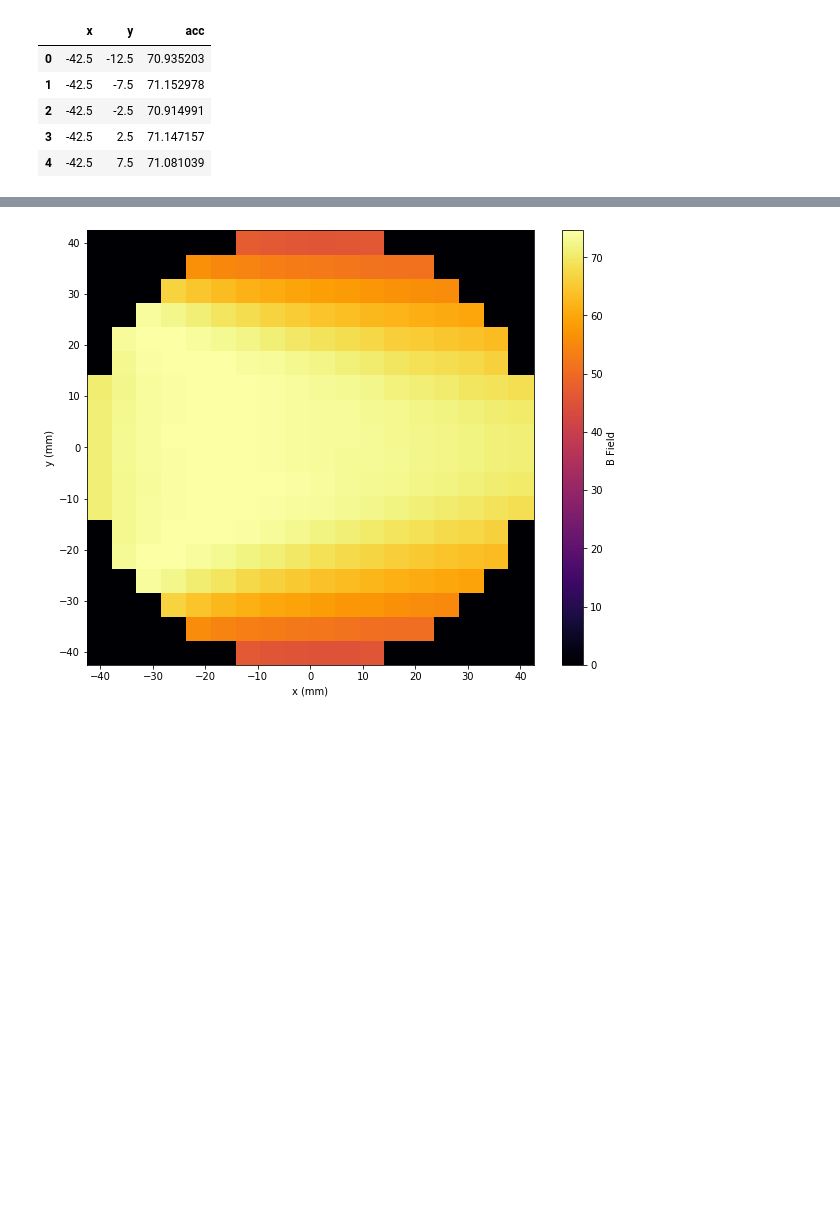
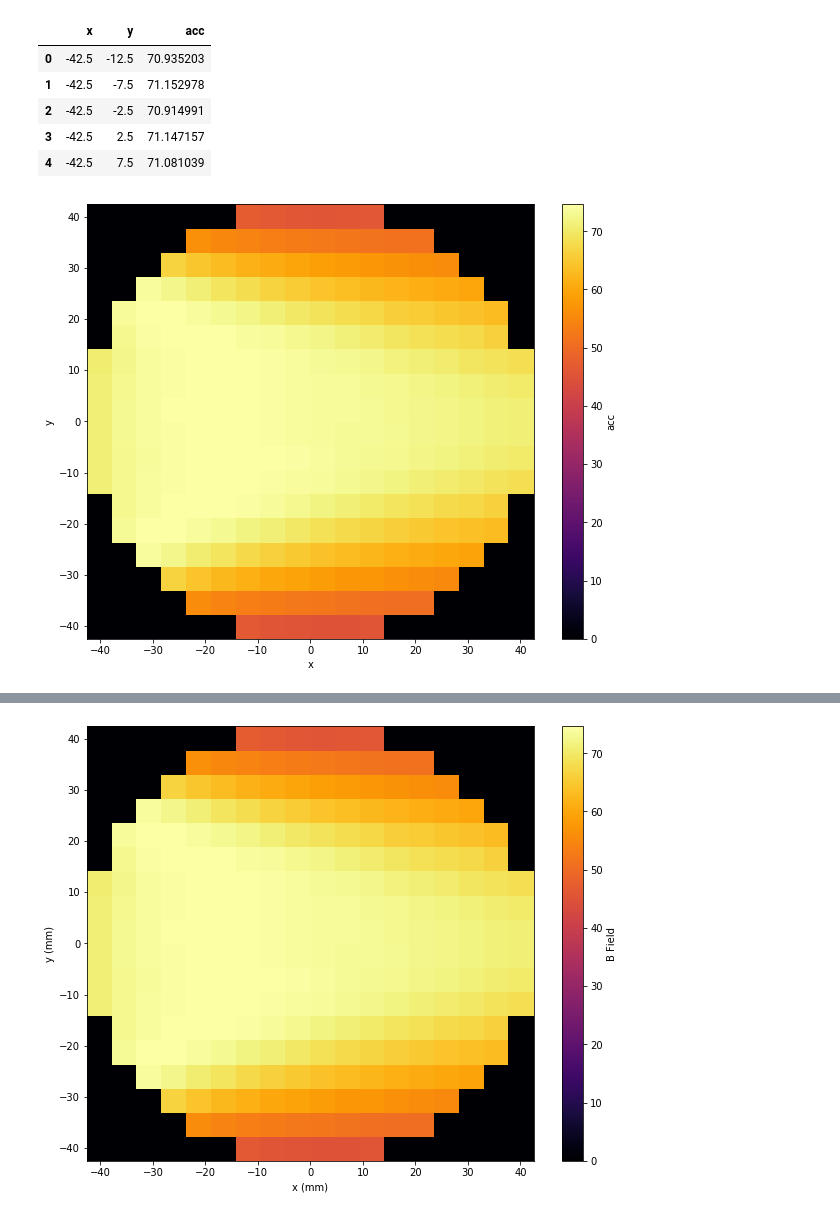
Before and after one commit to jasonbono/MuonConvolution, a Jupyter notebook: acceptance_functions/apply_acceptance_function_demo.ipynb, the cells around one changed output, grey strips where cells are left out. Drawn from its saved outputs; the diff is of its cells as text; code cells hidden in the pictures; blank space fills up the shorter version.

Commit message:
finished rebinner, applied to to the acceptance functions and studied the effect. started writing general grid tools to be used for field/beam/acc etc

```diff
--- a/acceptance_functions/apply_acceptance_function_demo.ipynb
+++ b/acceptance_functions/apply_acceptance_function_demo.ipynb
@@ -92,3 +93,7 @@ df_raw.head()
 | 2 | -42.5 | -2.5 | 70.914991 |
 | 3 | -42.5 | 2.5 | 71.147157 |
 | 4 | -42.5 | 7.5 | 71.081039 |
+# %%
+plot_grid(df=df_raw,zvar='acc')
+# %% [output]
+[figure, added]
```
Also changed, not shown: parts of 16 cells of this notebook, 2 other files.
